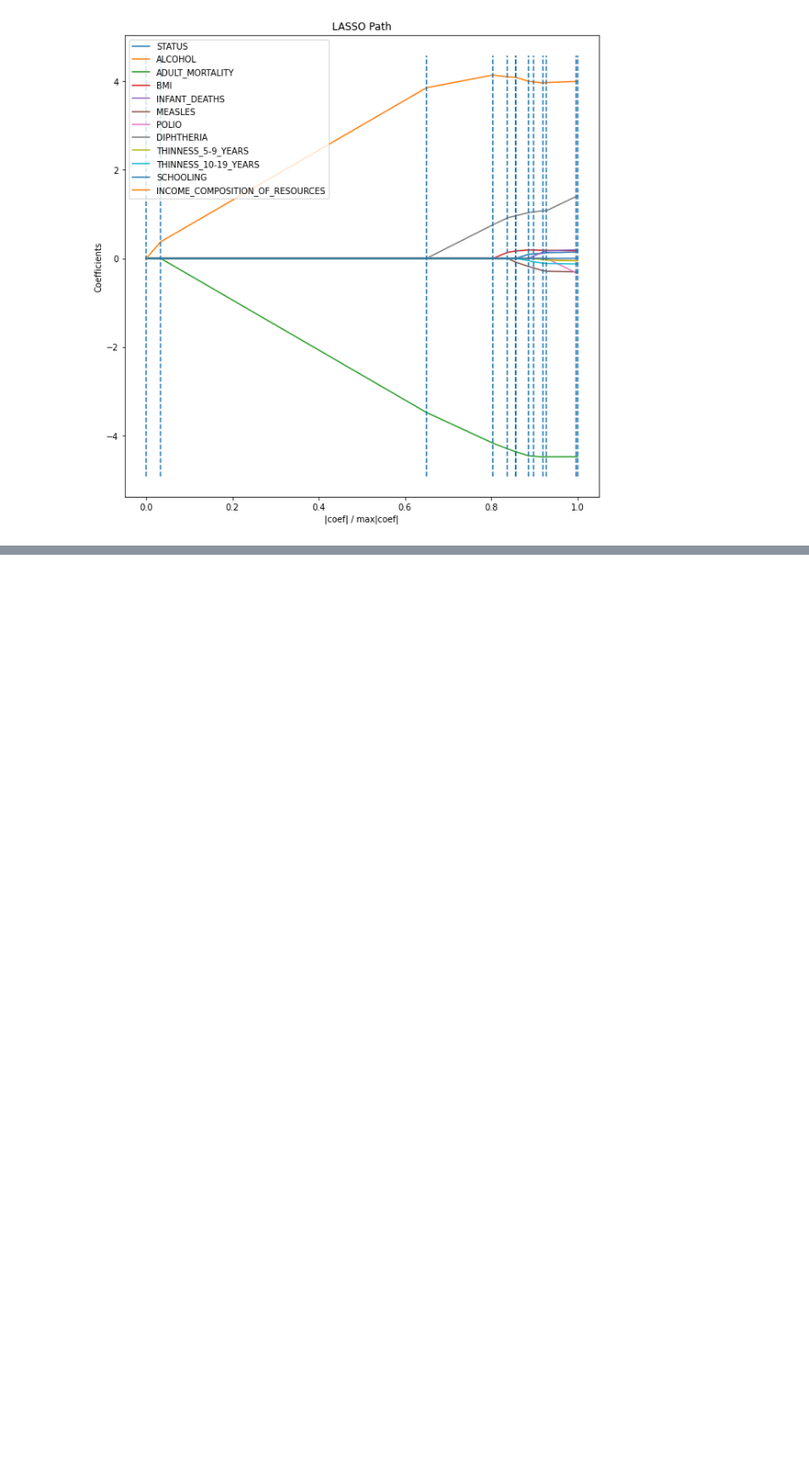
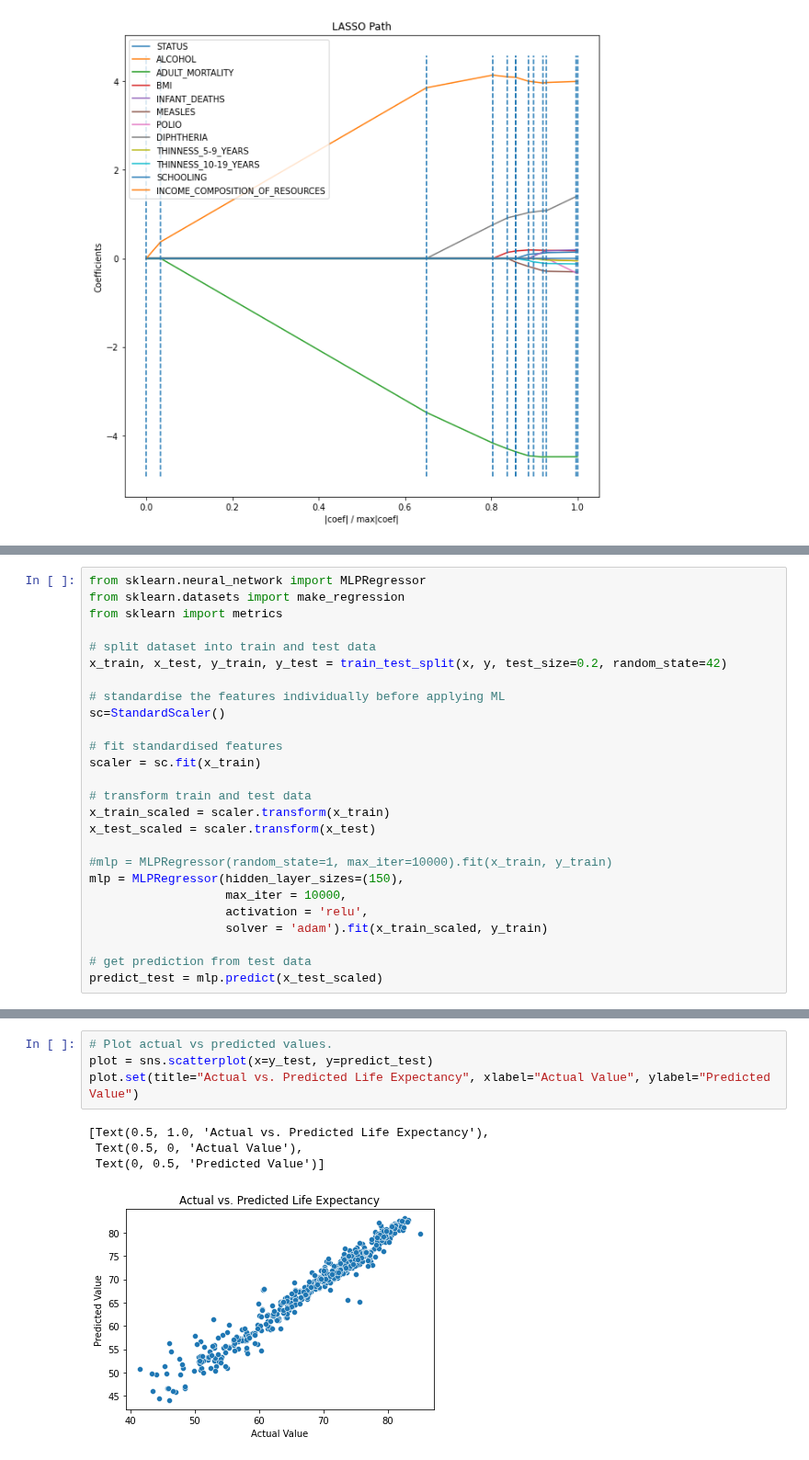
Before and after one commit to HoManCode/Group2-SIT307, a Jupyter notebook: Task 3/A3 Machine Learning.ipynb, the cells around one changed output, grey strips where cells are left out. Shown at 92% size. Saved outputs shown, nothing was run; the diff lists cells and outputs as text; blank space fills up the shorter version.

Commit message:
Added ann regression

```diff
--- a/Task 3/A3 Machine Learning.ipynb
+++ b/Task 3/A3 Machine Learning.ipynb
@@ -161,0 +170,26 @@ plt.show()
+# %%
+from sklearn.neural_network import MLPRegressor
+from sklearn.datasets import make_regression
+from sklearn import metrics
+
+# split dataset into train and test data
+x_train, x_test, y_train, y_test = train_test_split(x, y, test_size=0.2, random_state=42)
+
+# standardise the features individually before applying ML
+sc=StandardScaler()
+
+# fit standardised features
+scaler = sc.fit(x_train)
+
+# transform train and test data
+x_train_scaled = scaler.transform(x_train)
+x_test_scaled = scaler.transform(x_test)
+
+#mlp = MLPRegressor(random_state=1, max_iter=10000).fit(x_train, y_train)
+mlp = MLPRegressor(hidden_layer_sizes=(150),
+                   max_iter = 10000,
+                   activation = 'relu',
+                   solver = 'adam').fit(x_train_scaled, y_train)
+
+# get prediction from test data
+predict_test = mlp.predict(x_test_scaled)
@@ -161,0 +207,9 @@ plt.show()
+# %%
+# Plot actual vs predicted values.
+plot = sns.scatterplot(x=y_test, y=predict_test)
+plot.set(title="Actual vs. Predicted Life Expectancy", xlabel="Actual Value", ylabel="Predicted Value")
+# %% [output]
+[Text(0.5, 1.0, 'Actual vs. Predicted Life Expectancy'),
+ Text(0.5, 0, 'Actual Value'),
+ Text(0, 0.5, 'Predicted Value')]
+[figure, added]
```
Also changed, not shown: parts of 11 cells of this notebook.
